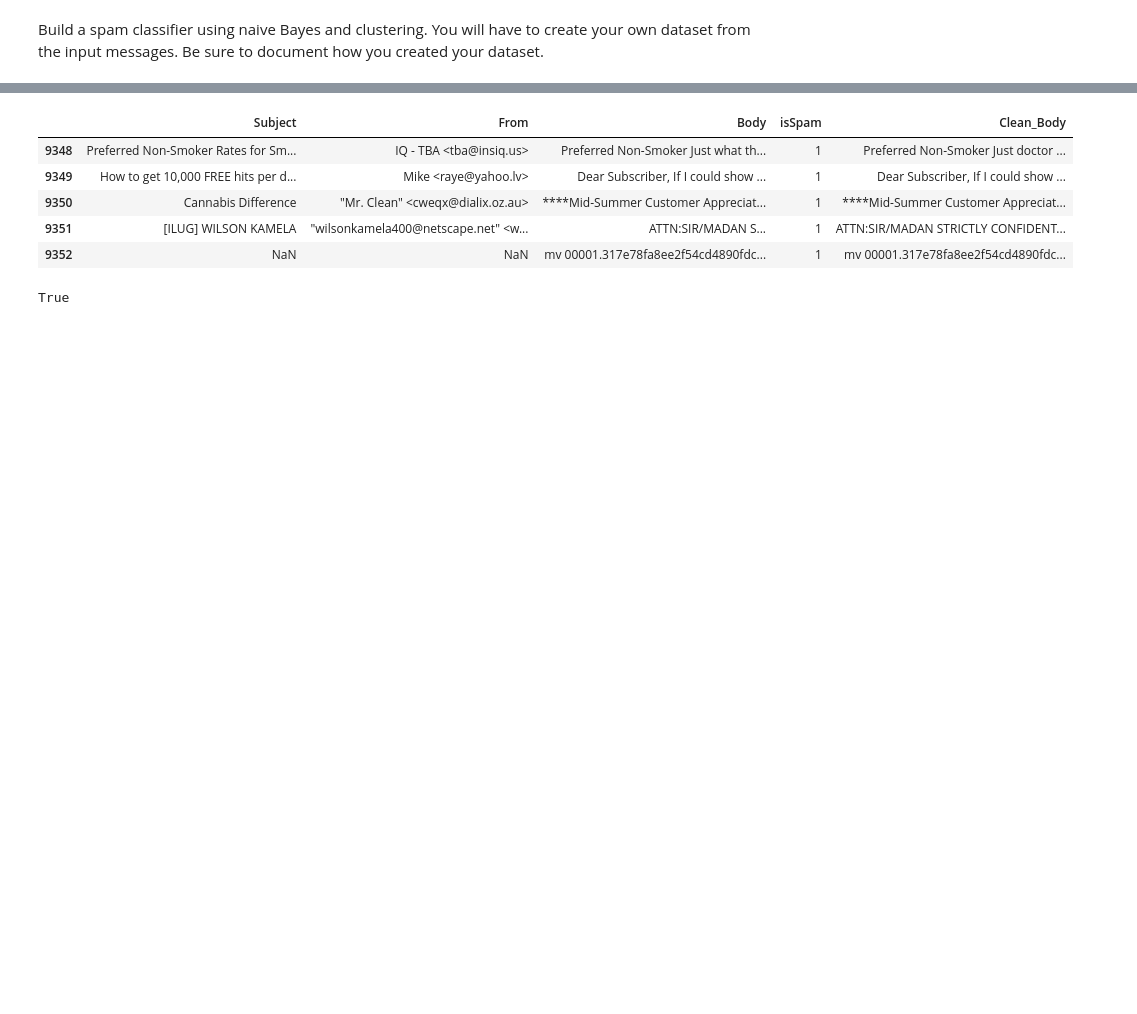
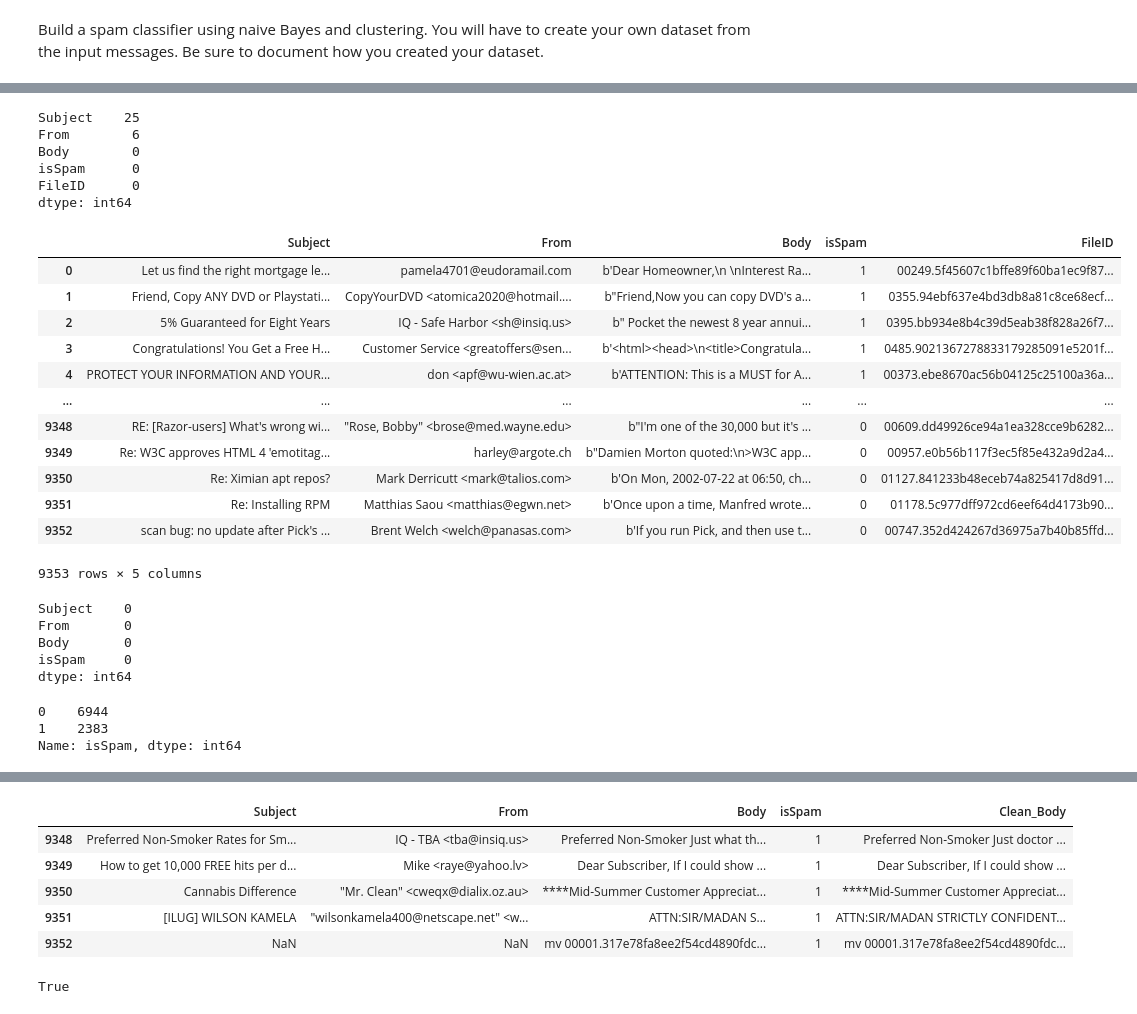
Before and after one commit to scottdyl/qtw, a Jupyter notebook: case study 3/Satvik/Model_S.ipynb, the cells around one changed output, grey strips where cells are left out. Cells and saved outputs as stored; diff of their text form; code cells hidden in the pictures; blank space fills up the shorter version.

```diff
--- a/case study 3/Satvik/Model_S.ipynb
+++ b/case study 3/Satvik/Model_S.ipynb
@@ -39 +86,26 @@ df["isSpam"].value_counts()
 Name: isSpam, dtype: int64
+# %%
+df.isna().sum()
+# %% [output]
+Subject    25
+From        6
+Body        0
+isSpam      0
+FileID      0
+dtype: int64
+# %%
+df
+# %% [output]
+|  | Subject | From | Body | isSpam | FileID |
+| 0 | Let us find the right mortgage le... | pamela4701@eudoramail.com | b'Dear Homeowner,\n \nInterest Ra... | 1 | 00249.5f45607c1bffe89f60ba1ec9f87... |
+| 1 | Friend, Copy ANY DVD or Playstati... | CopyYourDVD <atomica2020@hotmail.... | b"Friend,Now you can copy DVD's a... | 1 | 0355.94ebf637e4bd3db8a81c8ce68ecf... |
+| 2 | 5% Guaranteed for Eight Years | IQ - Safe Harbor <sh@insiq.us> | b" Pocket the newest 8 year annui... | 1 | 0395.bb934e8b4c39d5eab38f828a26f7... |
+| 3 | Congratulations! You Get a Free H... | Customer Service <greatoffers@sen... | b'<html><head>\n<title>Congratula... | 1 | 0485.9021367278833179285091e5201f... |
+| 4 | PROTECT YOUR INFORMATION AND YOUR... | don <apf@wu-wien.ac.at> | b'ATTENTION: This is a MUST for A... | 1 | 00373.ebe8670ac56b04125c25100a36a... |
+| ... | ... | ... | ... | ... | ... |
+| 9348 | RE: [Razor-users] What's wrong wi... | "Rose, Bobby" <brose@med.wayne.edu> | b"I'm one of the 30,000 but it's ... | 0 | 00609.dd49926ce94a1ea328cce9b6282... |
+| 9349 | Re: W3C approves HTML 4 'emotitag... | harley@argote.ch | b"Damien Morton quoted:\n>W3C app... | 0 | 00957.e0b56b117f3ec5f85e432a9d2a4... |
+| 9350 | Re: Ximian apt repos? | Mark Derricutt <mark@talios.com> | b'On Mon, 2002-07-22 at 06:50, ch... | 0 | 01127.841233b48eceb74a825417d8d91... |
+| 9351 | Re: Installing RPM | Matthias Saou <matthias@egwn.net> | b'Once upon a time, Manfred wrote... | 0 | 01178.5c977dff972cd6eef64d4173b90... |
+| 9352 | scan bug: no update after Pick's ... | Brent Welch <welch@panasas.com> | b'If you run Pick, and then use t... | 0 | 00747.352d424267d36975a7b40b85ffd... |
+9353 rows × 5 columns
@@ -39,0 +114,14 @@ Name: isSpam, dtype: int64
+# %%
+df.isna().sum()
+# %% [output]
+Subject    0
+From       0
+Body       0
+isSpam     0
+dtype: int64
+# %%
+df["isSpam"].value_counts()
+# %% [output]
+0    6944
+1    2383
+Name: isSpam, dtype: int64
```
Also changed, not shown: parts of 23 cells of this notebook, 4 other files.
